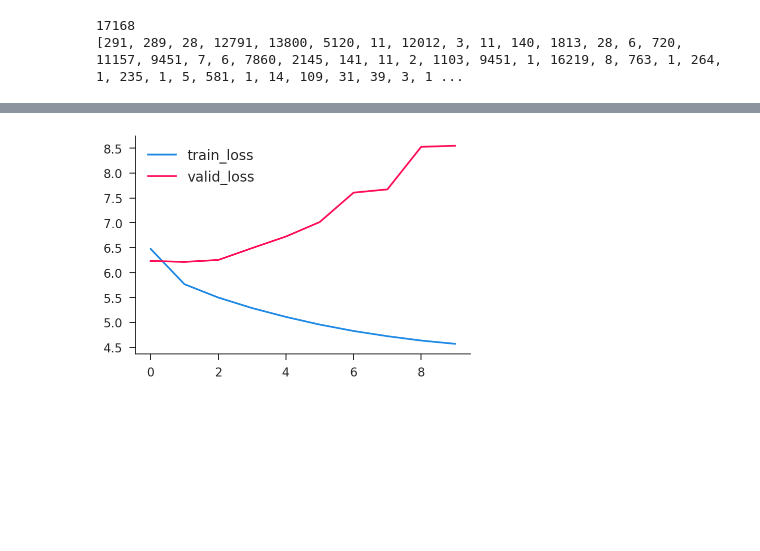
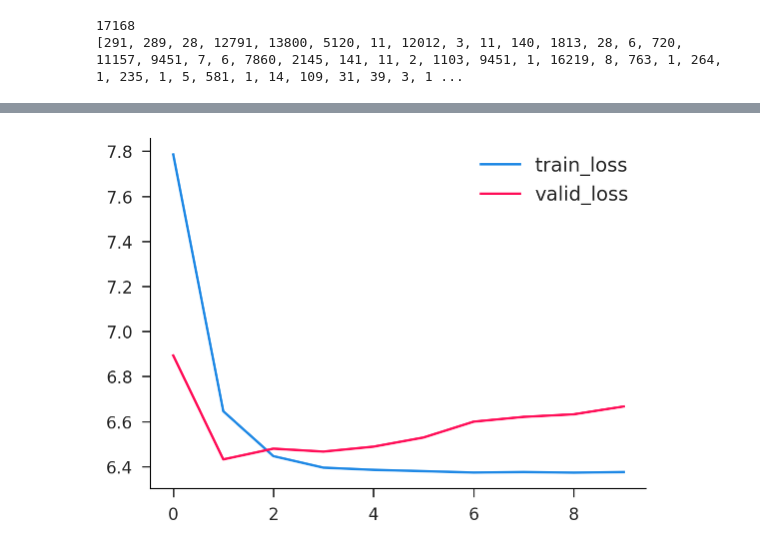
Before and after one commit to iamlemec/grad_code, a Jupyter notebook: lecture_5.ipynb, the cells around one changed output, grey strips where cells are left out. Cells and saved outputs as stored; diff of their text form; code cells hidden in the pictures; blank space fills up the shorter version.

```diff
--- a/lecture_5.ipynb
+++ b/lecture_5.ipynb
@@ -430,13 +476,13 @@ print(indices[:91])
 [291, 289, 28, 12791, 13800, 5120, 11, 12012, 3, 11, 140, 1813, 28, 6, 720, 11157, 9451, 7, 6, 7860, 2145, 141, 11, 2, 1103, 9451, 1, 16219, 8, 763, 1, 264, 1, 235, 1, 5, 581, 1, 14, 109, 31, 39, 3, 1 ...
 # %%
 class MarkovLanguage(nn.Module):
-    def __init__(self, window_len, vocab_size, embed_dim):
+    def __init__(self, window_len, vocab_size, embed_dim, dropout=0.0):
         super().__init__()
-        self.window_len = window_len
-        self.embed_dim = embed_dim
         self.embedding = nn.Embedding(vocab_size, embed_dim)
         self.flatten = nn.Flatten()
+        self.dropout0 = nn.Dropout(dropout)
         self.linear0 = nn.Linear(window_len*embed_dim, window_len*embed_dim)
+        self.dropout1 = nn.Dropout(dropout)
         self.linear1 = nn.Linear(window_len*embed_dim, vocab_size)
         self.init_weights()
 
@@ -450,8 +496,10 @@ class MarkovLanguage(nn.Module):
 
     def forward(self, toks):
         x = self.embedding(toks)
-        x = x.reshape(-1, self.window_len*self.embed_dim)
+        x = self.dropout0(x)
+        x = self.flatten(x)
         x = F.relu(self.linear0(x))
+        x = self.dropout1(x)
         x = self.linear1(x)
         return x
 # %%
@@ -506,11 +554,15 @@ def language_model(model, train_data, valid_data, lr=0.01, shuffle=False, epochs
     # turn history into dataframe
     names = ['train_loss', 'valid_loss']
     return pd.DataFrame(torch.stack(history).numpy(), columns=names)
+# %%
+W_moby = 20 # sequence window size
+V_moby = len(vocab) # vocabulary size
+E_moby = 20 # embedding size
+M_moby = 1000 # validation set size
 # %%
 # make full dataset
-M_moby = 1000
-seqs, targ = generate_sequences(torch.tensor(indices).reshape(1, -1), W)
-moby_data = torch.utils.data.TensorDataset(seqs, targ)
+seqs, targ = generate_sequences(torch.tensor(indices).reshape(1, -1), W_moby)
+moby_data = torch.utils.data.TensorDataset(seqs.cuda(), targ.cuda())
 train_split, valid_split = torch.utils.data.random_split(moby_data, [len(moby_data)-M_moby, M_moby])
 moby_train = torch.utils.data.TensorDataset(*moby_data[train_split.indices])
 moby_valid = torch.utils.data.TensorDataset(*moby_data[valid_split.indices])
@@ -526,4 +578,7 @@ hist = language_model(lmod, moby_train, moby_valid)
 # %%
-hist.plot();
+# create model (with dropout)
+lmod_drop = MarkovLanguage(W_moby, V_moby, E_moby, dropout=0.5).cuda()
+hist_drop = language_model(lmod_drop, moby_train, moby_valid, epochs=10)
+hist_drop.plot();
 # %% [output]
-[figure, old version]
+[figure, new version]
```
Also changed, not shown: parts of 25 cells of this notebook, 8 other files.
